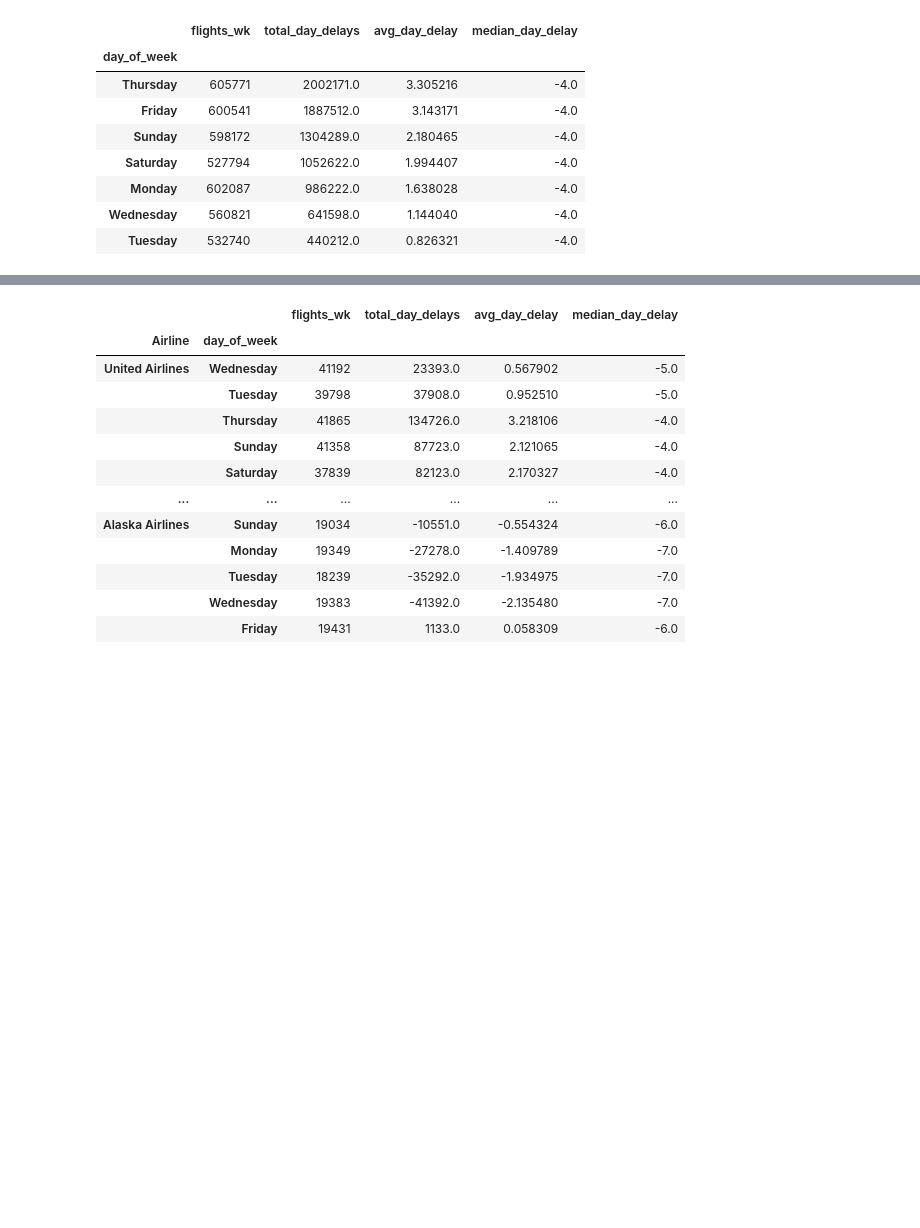
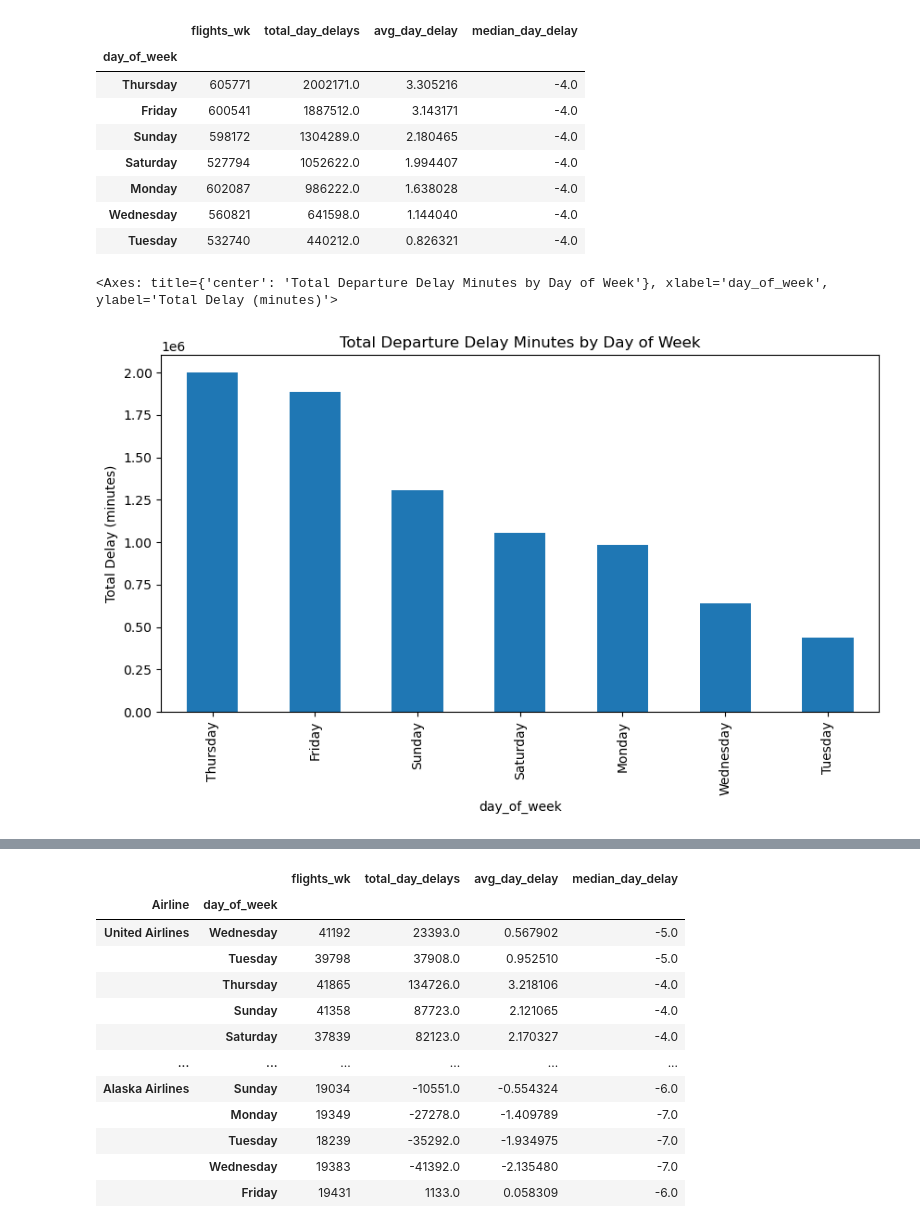
Before and after one commit to oubrando/eda-project, a Jupyter notebook: notebooks/Trace_Recon.ipynb, the cells around one changed output, grey strips where cells are left out. Cells and saved outputs as stored; diff of their text form; code cells hidden in the pictures; blank space fills up the shorter version.

```diff
--- a/notebooks/Trace_Recon.ipynb
+++ b/notebooks/Trace_Recon.ipynb
@@ -900,4 +928,12 @@ day_wk_delay
 | Wednesday | 560821 | 641598.0 | 1.144040 | -4.0 |
 | Tuesday | 532740 | 440212.0 | 0.826321 | -4.0 |
 # %%
-plot
+day_wk_delay['total_day_delays'].plot(
+    kind='bar',
+    figsize=(10,5),
+    title='Total Departure Delay Minutes by Day of Week',
+    ylabel='Total Delay (minutes)'
+)
+# %% [output]
+<Axes: title={'center': 'Total Departure Delay Minutes by Day of Week'}, xlabel='day_of_week', ylabel='Total Delay (minutes)'>
+[figure, added]
```
Also changed, not shown: parts of 20 cells of this notebook.
